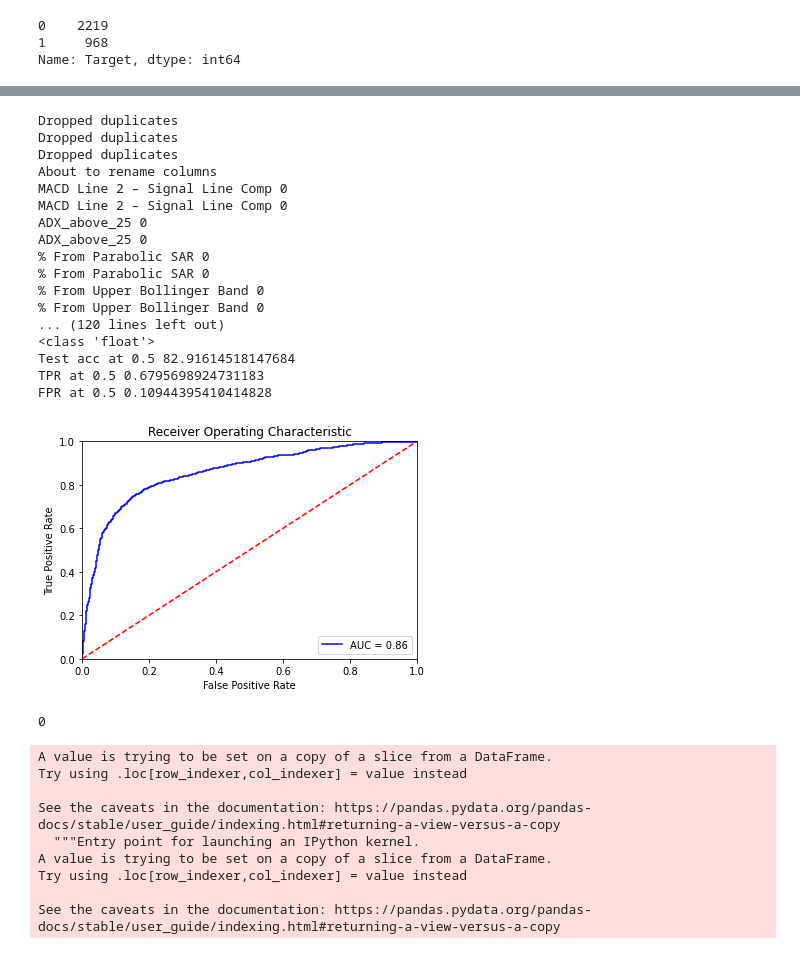
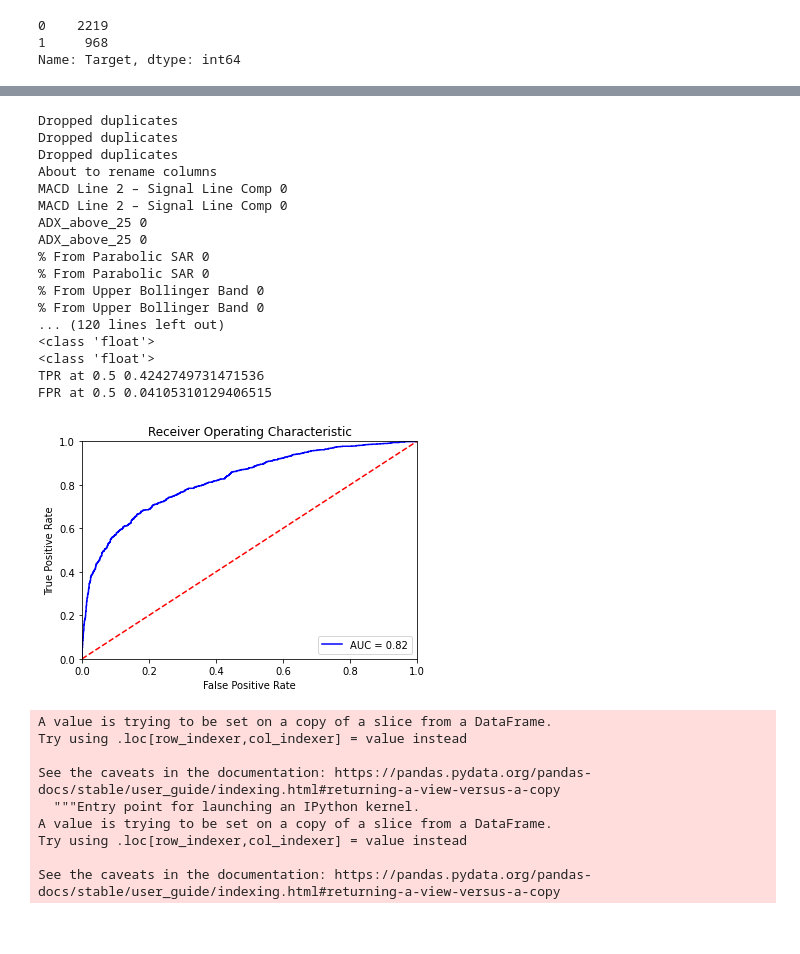
Before and after one commit to paras953/stock_market_prediction_technicals, a Jupyter notebook: Technical_model_git_v1.ipynb, the cells around one changed output, grey strips where cells are left out. Cells and saved outputs as stored; diff of their text form; code cells hidden in the pictures.

Commit message:
Added neural nets, random forests (experimental)

```diff
--- a/Technical_model_git_v1.ipynb
+++ b/Technical_model_git_v1.ipynb
@@ -307,7 +325,7 @@ def create_trigger(final_merge,rename_t_minus_1,rename_t,col_name,col_type='cont
   final_merge.fillna(dict_fill,inplace=True)
   return final_merge
 # %%
-model_name='logit'
+model_name='neural_net'
 
 t='9_29_2021'
 t_minus_1='9_30_2021'
@@ -375,7 +393,7 @@ def create_target(final_merge,df_t_plus_1,rename_t,rename_t_plus_1,gain_perc=0.0
 
 final_merge=create_target(final_merge,df_t_plus_1,rename_t,rename_t_plus_1,gain_perc=gain_perc)
 
-def remove_correlated(final_df,thresh_corr=0.6):
+def remove_correlated(final_df,thresh_corr=0.7):
   corr_list=[]
   feature_list=[]
   #if x1 and x2 has a high correlation and x1 has more correlation with target than that of x2 then keep x1 and drop x2
@@ -434,7 +452,7 @@ def remove_correlated(final_df,thresh_corr=0.6):
   return final_df_2
 
 
-def remove_correlated_categorical(final_df,thresh=0.6):
+def remove_correlated_categorical(final_df,thresh=0.8):
   #using jaccard similarity as a metric to calculate similarity between 2 trigger columns
   feature_list=[]
   f_stat=[]
@@ -455,10 +473,6 @@ def remove_correlated_categorical(final_df,thresh=0.6):
       else:
         #drop those columns having no significance with respect to target
         features_to_drop.append(cols)
-
-
-
-
 
   corr_df=pd.DataFrame({'feature':feature_list,'f_stat':f_stat,'p_val':p_val})
   corr_df['corr_rank']=corr_df['f_stat'].abs().rank(ascending=False) #Higher corr lower rank
@@ -772,8 +849,8 @@ def get_test_acc(log_reg,X,y,thresh=0.5):
   pred_proba=np.array(pred) #crating a copy
   pred[pred>thresh]=1
   pred[pred<=thresh]=0
-  acc=(y==pred).sum()
-  print(f'Test acc at {thresh}',acc/len(y)*100)
+  #acc=(y==pred).sum()
+  #print(f'Test acc at {thresh}',acc/len(y)*100)
   tn, fp, fn, tp = confusion_matrix(y, pred).ravel()
 
   fpr=fp/(fp+tn)
@@ -794,9 +892,9 @@ def norm_test_set(X,mean_dict,std_dict):
 #------Testing mode on a diff time period starts---------#
 
 
-t='10_5_2021'
-t_minus_1='10_6_2021'
-t_plus_1='10_7_2021'
+t='9_21_2021'
+t_minus_1='9_22_2021'
+t_plus_1='9_23_2021'
 
 df_t,df_t_minus_1,df_t_plus_1,rename_t_plus_1=read_technical_df(t,t_minus_1,t_plus_1)
 
@@ -822,46 +920,50 @@ for columns in final_merge:
     column_to_be_selected.append(columns)
 
 column_to_be_selected.append(rename_t['Ticker']) #as a key to join dataframes
-column_to_be_selected.append(rename_t['Close Price']) #as a key to join dataframes
+column_to_be_selected.append(rename_t['Close Price'])
 final_merge=final_merge[column_to_be_selected]
 
 
 
 
 #-----------------------------------------------------------------------#
 final_merge=create_target(final_merge,df_t_plus_1,rename_t,rename_t_plus_1,gain_perc=gain_perc)
 for items in final_merge.columns:
   print(items)
 
 
 final_merge=final_merge[columns_after_corr_removal]
 test_features,test_labels,stock_pkey_df=data_prep_test(final_merge)
-if norm and model_name=='logit':
+
+if (norm and model_name=='logit') or (norm and model_name=='neural_net'):
   print('Normalization used')
   test_features=norm_test_set(test_features,mean_dict,std_dict)
 
-preds,pred_proba=get_test_acc(model,X=test_features,y=test_labels,thresh=0.5)
-plot_auc(model,test_features,test_labels)
+if model_name!='neural_net':
+  preds,pred_proba=get_test_acc(model,X=test_features,y=test_labels,thresh=0.5)
+  plot_auc(model,test_features,test_labels)
+else:
+  preds,pred_proba=get_test_acc(model,X=test_features.values,y=test_labels,thresh=0.5)
+  plot_auc(model,test_features.values,test_labels)
 # %% [output]
 Dropped duplicates
 Dropped duplicates
 Dropped duplicates
 About to rename columns
 MACD Line 2 – Signal Line Comp 0
 MACD Line 2 – Signal Line Comp 0
 ADX_above_25 0
 ADX_above_25 0
 % From Parabolic SAR 0
 % From Parabolic SAR 0
 % From Upper Bollinger Band 0
 % From Upper Bollinger Band 0
 ... (120 lines left out)
 <class 'float'>
-Test acc at 0.5 82.91614518147684
-TPR at 0.5 0.6795698924731183
-FPR at 0.5 0.10944395410414828
+<class 'float'>
+TPR at 0.5 0.4242749731471536
+FPR at 0.5 0.04105310129406515
-[figure, old version]
+[figure, new version]
-0
 # %%
 stock_pkey_df['preds']=preds.tolist()
 stock_pkey_df['preds_proba']=pred_proba.tolist()
```
Also changed, not shown: parts of 8 cells of this notebook.
